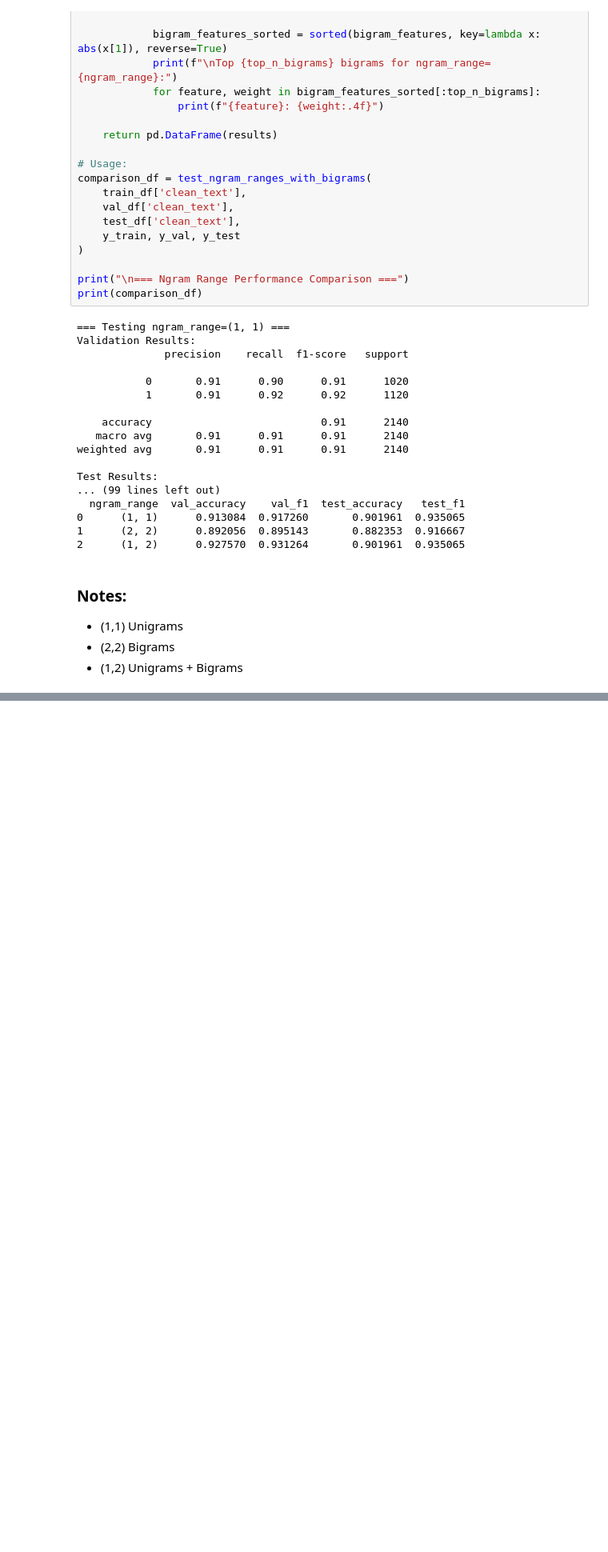
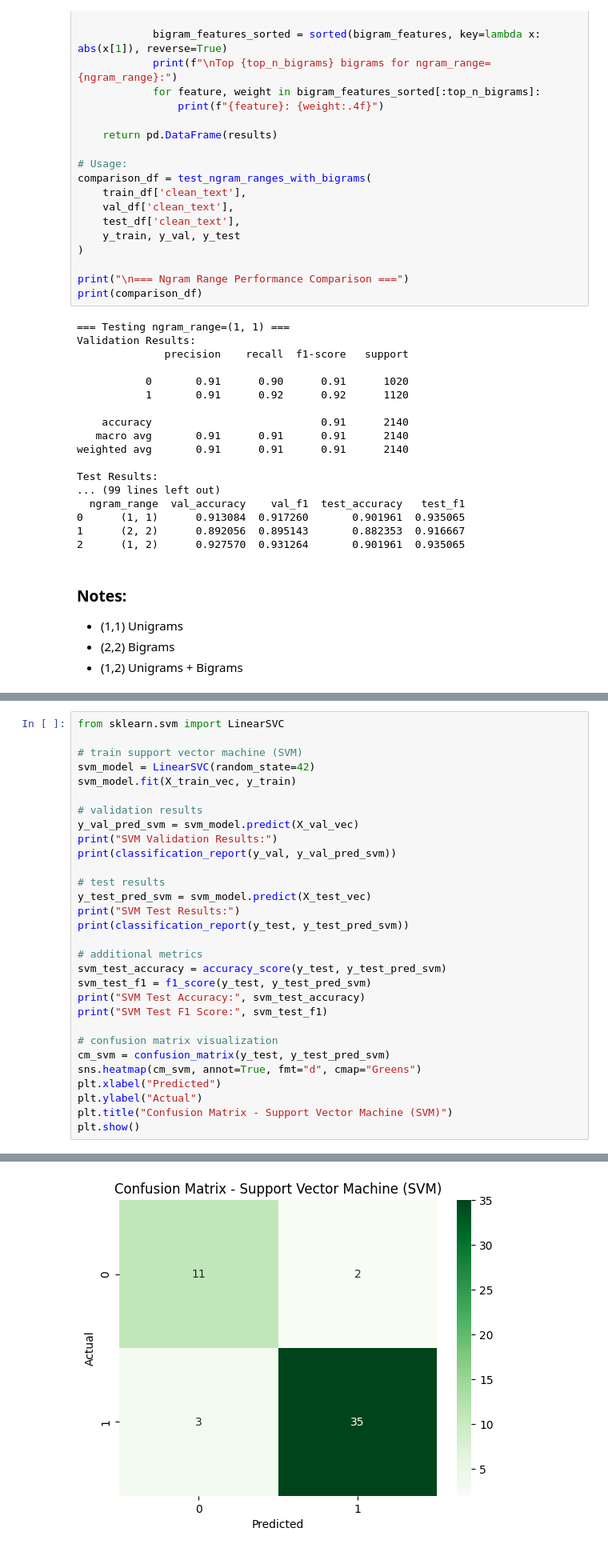
Before and after one commit to Buffyxo/Misinformation-Detector, a Jupyter notebook: Assignment2_main.ipynb, the cells around one changed output, grey strips where cells are left out. Shown at 80% size. Saved outputs shown, nothing was run; the diff lists cells and outputs as text; blank space fills up the shorter version.

Commit message:
SVM Model implementation with other function and notes

```diff
--- a/Assignment2_main.ipynb
+++ b/Assignment2_main.ipynb
@@ -768,0 +801,31 @@ Test Results:
+# %%
+from sklearn.svm import LinearSVC
+
+# train support vector machine (SVM)
+svm_model = LinearSVC(random_state=42)
+svm_model.fit(X_train_vec, y_train)
+
+# validation results
+y_val_pred_svm = svm_model.predict(X_val_vec)
+print("SVM Validation Results:")
+print(classification_report(y_val, y_val_pred_svm))
+
+# test results
+y_test_pred_svm = svm_model.predict(X_test_vec)
+print("SVM Test Results:")
+print(classification_report(y_test, y_test_pred_svm))
+
+# additional metrics
+svm_test_accuracy = accuracy_score(y_test, y_test_pred_svm)
+svm_test_f1 = f1_score(y_test, y_test_pred_svm)
+print("SVM Test Accuracy:", svm_test_accuracy)
+print("SVM Test F1 Score:", svm_test_f1)
+
+# confusion matrix visualization
+cm_svm = confusion_matrix(y_test, y_test_pred_svm)
+sns.heatmap(cm_svm, annot=True, fmt="d", cmap="Greens")
+plt.xlabel("Predicted")
+plt.ylabel("Actual")
+plt.title("Confusion Matrix - Support Vector Machine (SVM)")
+plt.show()
+# %% [output]
@@ -768,0 +849 @@ Test Results:
+[figure, added]
```
Also changed, not shown: parts of 12 cells of this notebook, 3 other files.
